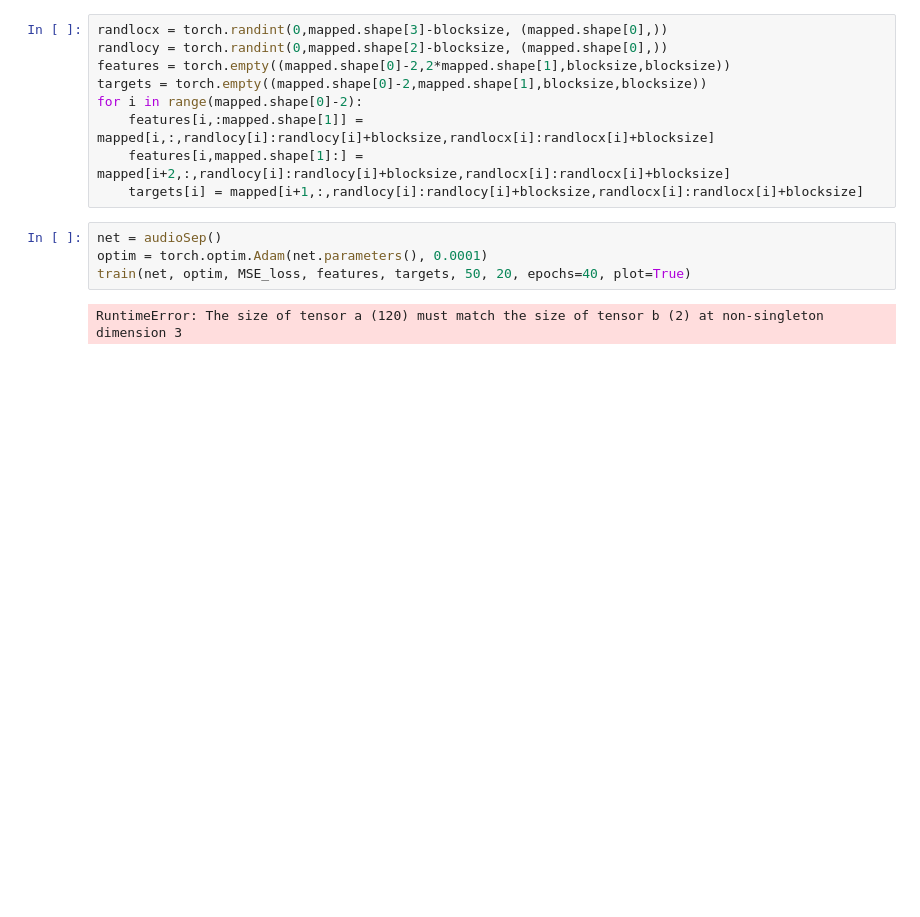
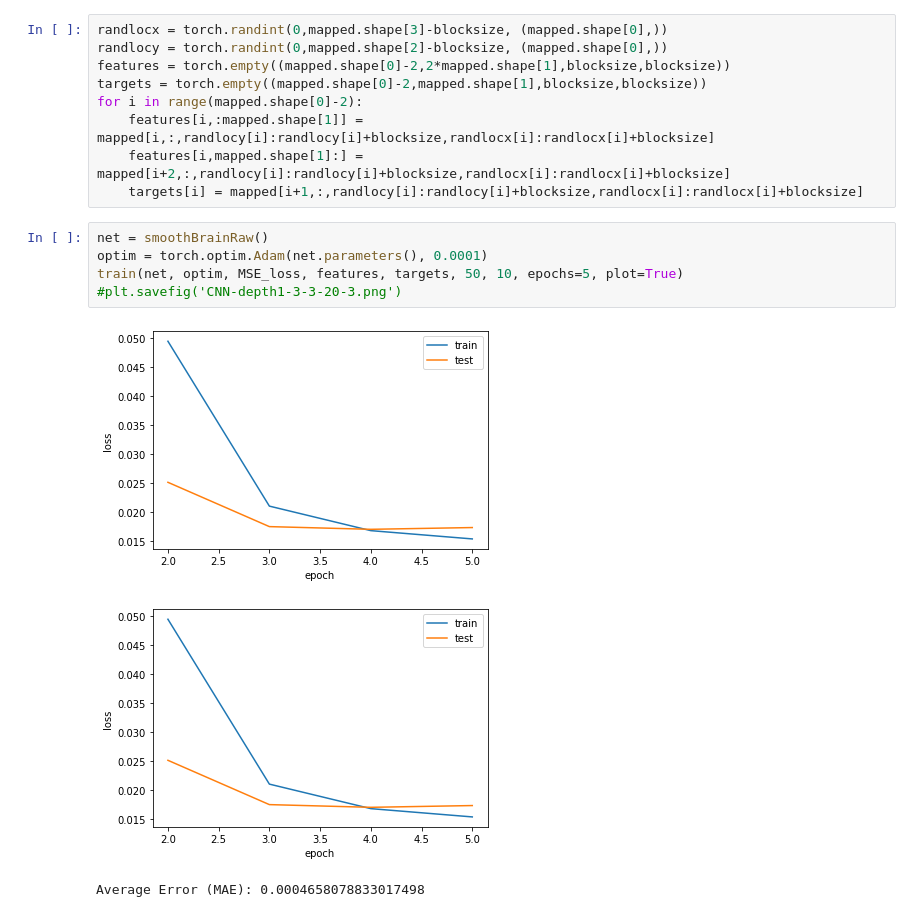
Before and after one commit to Vestaia/SmoothBrain, a Jupyter notebook: Code/Kernels.ipynb, the cells around one changed output. Cells and saved outputs as stored; diff of their text form; blank space fills up the shorter version.

```diff
--- a/Code/Kernels.ipynb
+++ b/Code/Kernels.ipynb
@@ -276,11 +308,14 @@ for i in range(mapped.shape[0]-2):
     features[i,mapped.shape[1]:] = mapped[i+2,:,randlocy[i]:randlocy[i]+blocksize,randlocx[i]:randlocx[i]+blocksize]
     targets[i] = mapped[i+1,:,randlocy[i]:randlocy[i]+blocksize,randlocx[i]:randlocx[i]+blocksize]
 # %%
-net = audioSep()
+net = smoothBrainRaw()
 optim = torch.optim.Adam(net.parameters(), 0.0001)
-train(net, optim, MSE_loss, features, targets, 50, 20, epochs=40, plot=True)
+train(net, optim, MSE_loss, features, targets, 50, 10, epochs=5, plot=True)
+#plt.savefig('CNN-depth1-3-3-20-3.png')
 # %% [output]
+[figure, added]
+[figure, added]
-RuntimeError: The size of tensor a (120) must match the size of tensor b (2) at non-singleton dimension 3
+Average Error (MAE): 0.0004658078833017498
 # %%
 frame = 30
 net = net.to("cpu")
```
Also changed, not shown: parts of 2 cells of this notebook.
